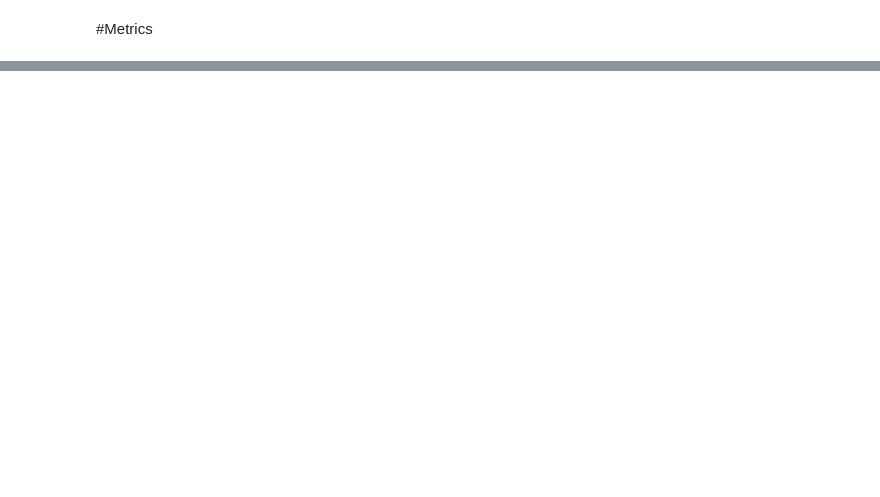
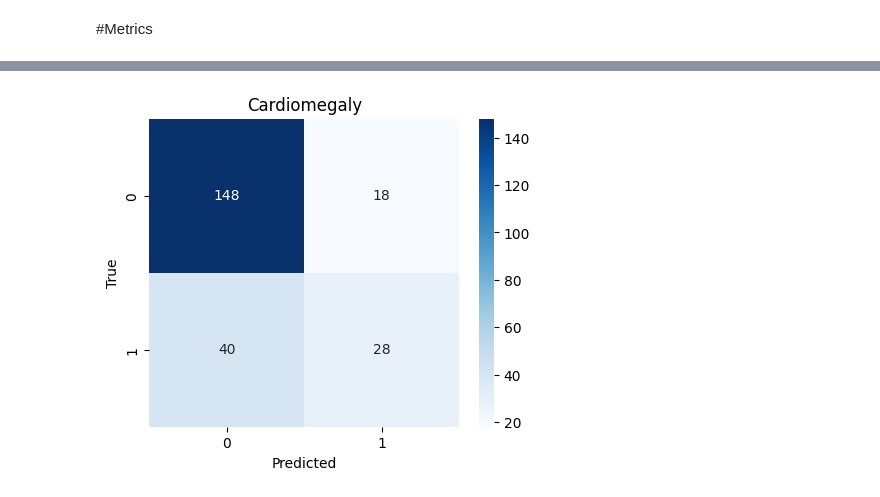
Before and after one commit to adityab-tech/Prism, a Jupyter notebook: chexpert_adi_k.ipynb, the cells around one changed output, grey strips where cells are left out. Drawn from its saved outputs; the diff is of its cells as text; code cells hidden in the pictures; blank space fills up the shorter version.

```diff
--- a/chexpert_adi_k.ipynb
+++ b/chexpert_adi_k.ipynb
@@ -1089,0 +1106,6 @@ net.load_state_dict(torch.load("best_biomedclip_chexpert.pth"))
+# %%
+net.load_state_dict(
+    torch.load(
+        "best_biomedclip_chexpert.pth",
+        map_location=device))
+net.eval()
@@ -1089,0 +1130,14 @@ net.load_state_dict(torch.load("best_biomedclip_chexpert.pth"))
+# %%
+predictions = []
+targets = []
+
+with torch.no_grad():
+    for images, labels in valid_loader:
+        images = images.to(device)
+        outputs = net(images)
+        probs = torch.sigmoid(outputs)
+        predictions.append(probs.cpu())
+        targets.append(labels)
+
+predictions = torch.cat(predictions).numpy()
+targets = torch.cat(targets).numpy()
@@ -1089,0 +1306,13 @@ net.load_state_dict(torch.load("best_biomedclip_chexpert.pth"))
+# %%
+idx = label_cols.index("Cardiomegaly")
+cm = confusion_matrix(targets[:,idx],pred_binary[:,idx])
+
+plt.figure(figsize=(5,4))
+sns.heatmap(cm,annot=True,fmt="d",cmap="Blues")
+
+plt.xlabel("Predicted")
+plt.ylabel("True")
+plt.title("Cardiomegaly")
+plt.show()
+# %% [output]
+[figure, added]
```
Also changed, not shown: parts of 14 cells of this notebook.
